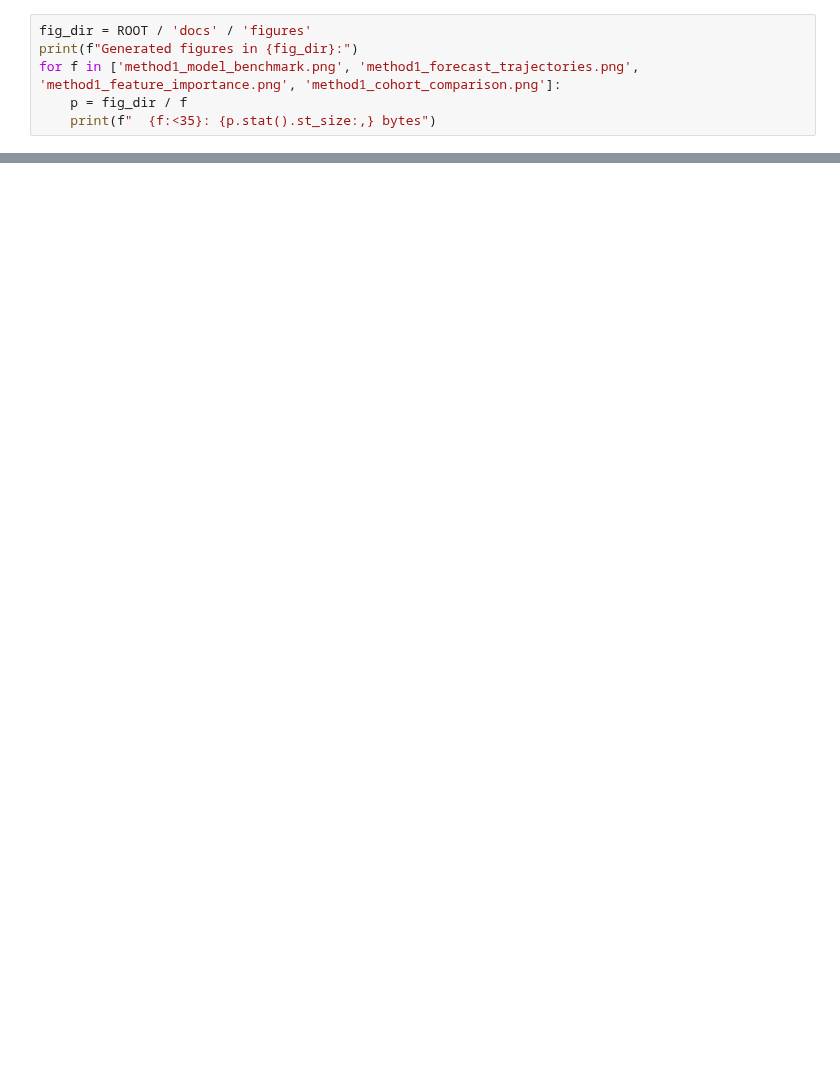
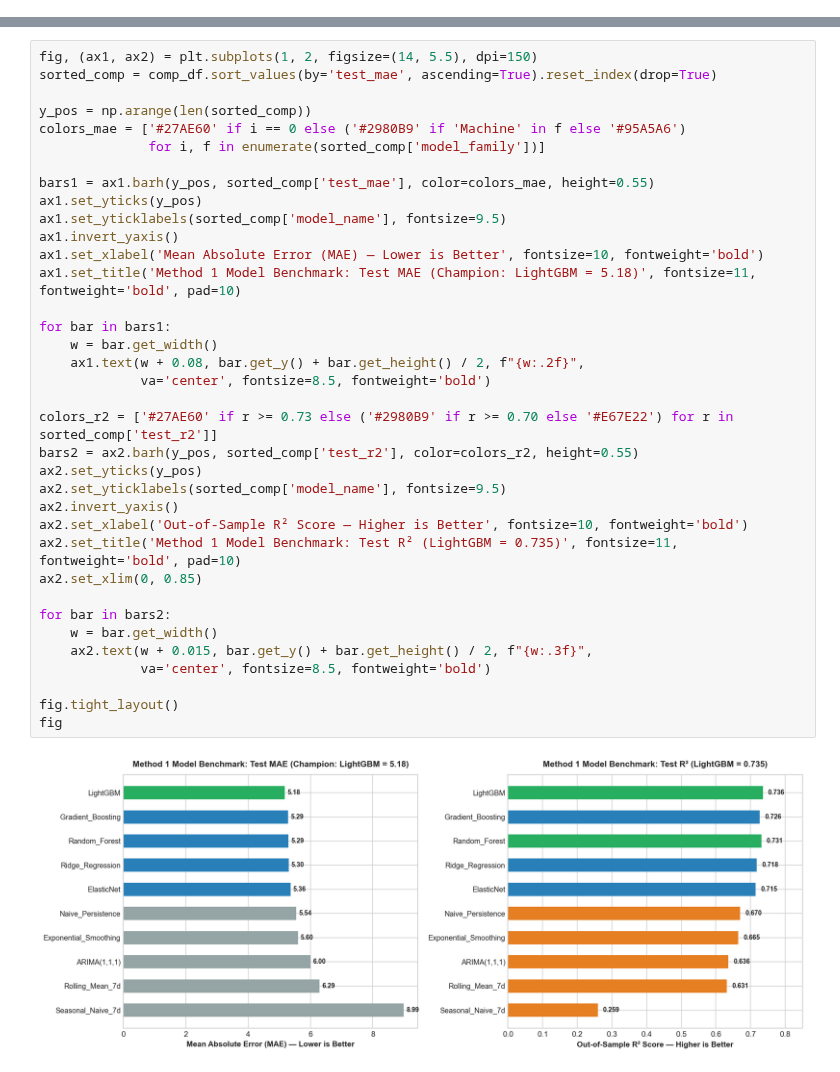
Before and after one commit to Ashwin-deals/viral-product-intelligence-, a Jupyter notebook: notebooks/scrum26_time_series_forecasting.ipynb, the cells around one changed output, grey strips where cells are left out. Cells and saved outputs as stored; diff of their text form; blank space fills up the shorter version.

Commit message:
Update SCRUM-26 verification notebook with pre-executed inline plots and register numbers

```diff
--- a/notebooks/scrum26_time_series_forecasting.ipynb
+++ b/notebooks/scrum26_time_series_forecasting.ipynb
@@ -174,6 +0,0 @@ feat_imp_df.head(10)
-# %%
-fig_dir = ROOT / 'docs' / 'figures'
-print(f"Generated figures in {fig_dir}:")
-for f in ['method1_model_benchmark.png', 'method1_forecast_trajectories.png', 'method1_feature_importance.png', 'method1_cohort_comparison.png']:
-    p = fig_dir / f
-    print(f"  {f:<35}: {p.stat().st_size:,} bytes")
@@ -191,0 +178,38 @@ The Method 1 time-series analysis proves:
+# %%
+fig, (ax1, ax2) = plt.subplots(1, 2, figsize=(14, 5.5), dpi=150)
+sorted_comp = comp_df.sort_values(by='test_mae', ascending=True).reset_index(drop=True)
+
+y_pos = np.arange(len(sorted_comp))
+colors_mae = ['#27AE60' if i == 0 else ('#2980B9' if 'Machine' in f else '#95A5A6')
+              for i, f in enumerate(sorted_comp['model_family'])]
+
+bars1 = ax1.barh(y_pos, sorted_comp['test_mae'], color=colors_mae, height=0.55)
+ax1.set_yticks(y_pos)
+ax1.set_yticklabels(sorted_comp['model_name'], fontsize=9.5)
+ax1.invert_yaxis()
+ax1.set_xlabel('Mean Absolute Error (MAE) — Lower is Better', fontsize=10, fontweight='bold')
+ax1.set_title('Method 1 Model Benchmark: Test MAE (Champion: LightGBM = 5.18)', fontsize=11, fontweight='bold', pad=10)
+
+for bar in bars1:
+    w = bar.get_width()
+    ax1.text(w + 0.08, bar.get_y() + bar.get_height() / 2, f"{w:.2f}",
+             va='center', fontsize=8.5, fontweight='bold')
+
+colors_r2 = ['#27AE60' if r >= 0.73 else ('#2980B9' if r >= 0.70 else '#E67E22') for r in sorted_comp['test_r2']]
+bars2 = ax2.barh(y_pos, sorted_comp['test_r2'], color=colors_r2, height=0.55)
+ax2.set_yticks(y_pos)
+ax2.set_yticklabels(sorted_comp['model_name'], fontsize=9.5)
+ax2.invert_yaxis()
+ax2.set_xlabel('Out-of-Sample R² Score — Higher is Better', fontsize=10, fontweight='bold')
+ax2.set_title('Method 1 Model Benchmark: Test R² (LightGBM = 0.735)', fontsize=11, fontweight='bold', pad=10)
+ax2.set_xlim(0, 0.85)
+
+for bar in bars2:
+    w = bar.get_width()
+    ax2.text(w + 0.015, bar.get_y() + bar.get_height() / 2, f"{w:.3f}",
+             va='center', fontsize=8.5, fontweight='bold')
+
+fig.tight_layout()
+fig
+# %% [output]
+[figure, added]
```
Also changed, not shown: parts of 43 cells of this notebook, 1 other file.
